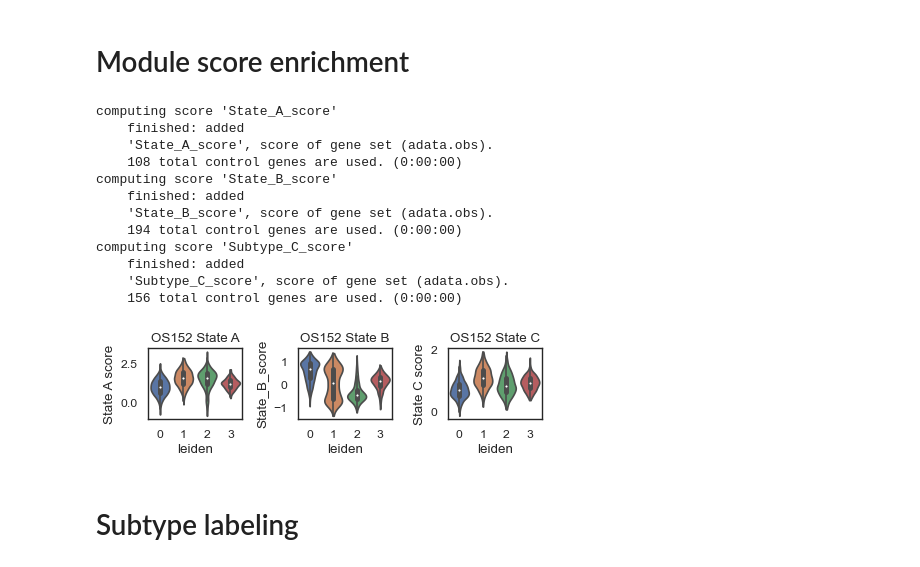
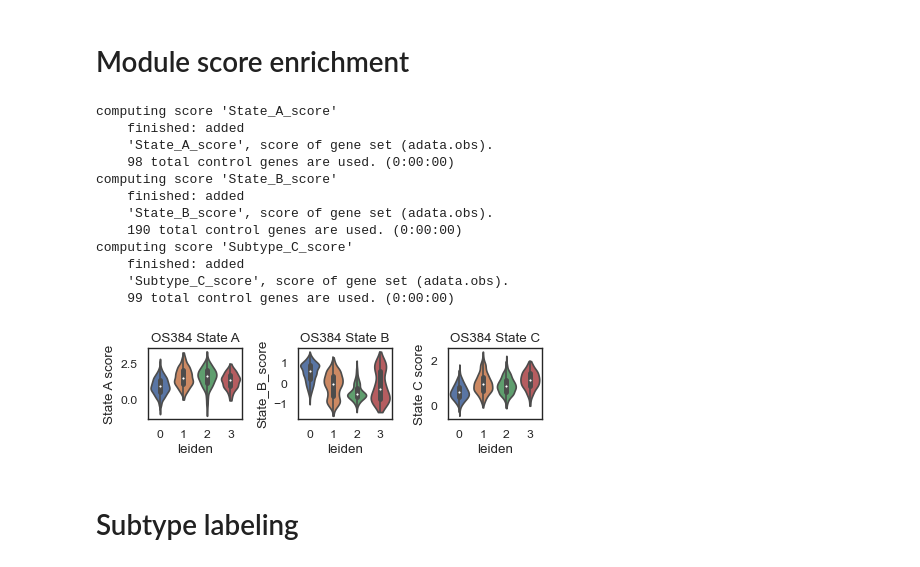
Before and after one commit to brendamelano/Reprogramming_Osteosarcoma, a Jupyter notebook: Perturb_seq_analysis/OS384_perturb_seq_analysis.ipynb, the cells around one changed output. Cells and saved outputs as stored; diff of their text form; code cells hidden in the pictures.

```diff
--- a/Perturb_seq_analysis/OS384_perturb_seq_analysis.ipynb
+++ b/Perturb_seq_analysis/OS384_perturb_seq_analysis.ipynb
@@ -327,42 +357,43 @@ sc.tl.score_genes(adata, Subtype_B_genes, ctrl_size=50, gene_pool=None, n_bins=2
 sc.tl.score_genes(adata, Subtype_C_genes, ctrl_size=50, gene_pool=None, n_bins=25,
                   score_name='Subtype_C_score', random_state=0, copy=False, use_raw=None)
 
+
 # Plotting the results
 fig, axs = plt.subplots(1, 3, figsize=(5.7, 1.9))
 
 sc.pl.violin(adata, ['State_A_score'], groupby='leiden', stripplot=False, inner='box',
              ylabel='State A score', ax=axs[0], show=False)
 
-axs[0].set_title('OS152 State A')
+axs[0].set_title('OS384 State A')
 
 sc.pl.violin(adata, ['State_B_score'], groupby='leiden', stripplot=False, inner='box',
              ylabel='State_B_score', ax=axs[1], show=False)
-axs[1].set_title('OS152 State B')
+axs[1].set_title('OS384 State B')
 
 sc.pl.violin(adata, ['Subtype_C_score'], groupby='leiden', stripplot=False, inner='box',
              ylabel='State C score', ax=axs[2], show=False)
-axs[2].set_title('OS152 State C')
+axs[2].set_title('OS384 State C')
 
 plt.tight_layout()
 
 
 # Saving the figure onto the desktop
 plt.savefig('/Users/brendamelano/Desktop/OS384_perturb_seq_gsea_scores.svg', format='svg')
 plt.show()
 # %% [output]
 computing score 'State_A_score'
     finished: added
     'State_A_score', score of gene set (adata.obs).
-    108 total control genes are used. (0:00:00)
+    98 total control genes are used. (0:00:00)
 computing score 'State_B_score'
     finished: added
     'State_B_score', score of gene set (adata.obs).
-    194 total control genes are used. (0:00:00)
+    190 total control genes are used. (0:00:00)
 computing score 'Subtype_C_score'
     finished: added
     'Subtype_C_score', score of gene set (adata.obs).
-    156 total control genes are used. (0:00:00)
+    99 total control genes are used. (0:00:00)
-[figure, old version]
+[figure, new version]
 # %% [markdown]
 # Subtype labeling
 # %%
```
Also changed, not shown: parts of 15 cells of this notebook, 5 other files.
